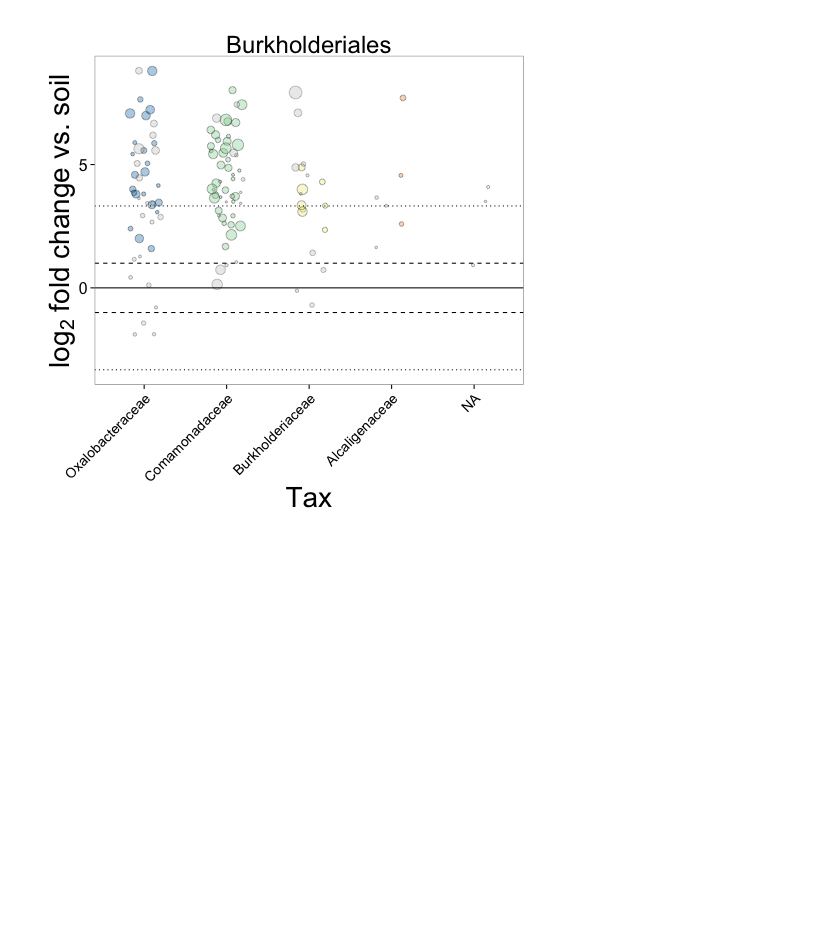
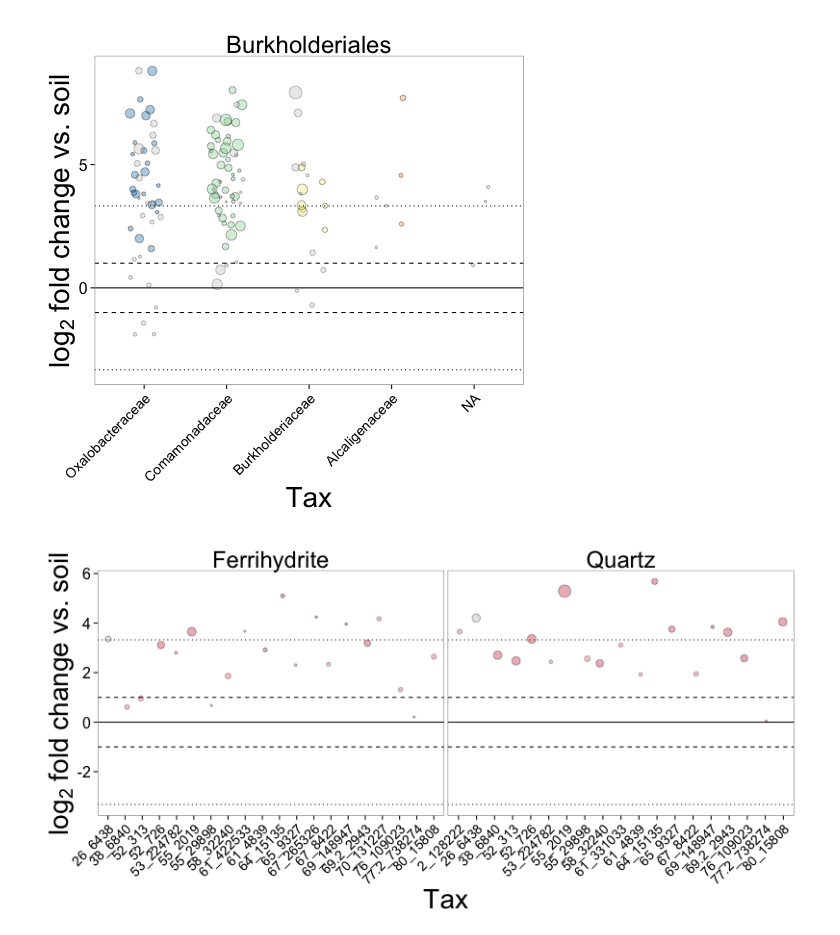
Before and after one commit to TheaWhitman/Mineral16S, a Jupyter notebook: manuscript_figures/Differential_abundance_Combined_Months.ipynb, the cells around one changed output. Cells and saved outputs as stored; diff of their text form; code cells hidden in the pictures; blank space fills up the shorter version.

```diff
--- a/manuscript_figures/Differential_abundance_Combined_Months.ipynb
+++ b/manuscript_figures/Differential_abundance_Combined_Months.ipynb
@@ -1230,3 +1308,83 @@ p = p + theme(panel.grid.major = element_blank(), panel.grid.minor = element_bla
 p
 # %% [output]
 [figure]
+# %%
+%%R -w 800 -h 400
+# setting the image sizes, then making the figure...
+
+d = l2fc
+
+d = group_by(d, Trtmt) %>%
+    mutate(sig = ifelse(padj<=0.1,1,0))%>%
+    mutate(sig = ifelse(is.na(padj),0,sig))%>%
+    mutate(relabund=baseMean/Total)%>%
+    filter(Trtmt %in% c("Ferrihydrite","Quartz"))%>%
+    filter(Genus=="Paenibacillus")%>%
+    mutate(Tax=OTU)
+# This compares it to the whole sample, not just the signficantly increased subset in l2fc
+
+p = ggplot(d, aes(x = Tax, y = l2FC, fill = Tax, size = relabund))
+# establishing our plot is based on the data table d, with our x being the phylum, and the y being log2fold change,
+# and the colour being based on our "yes" or "no" column in the d data table.
+
+p = p + facet_wrap(~Trtmt, scales="free_x", ncol=3)
+# saying we want it to present the data separately for our two variables (trtmt and month), in 2 columns
+
+d$sig = as.factor(d$sig)
+
+d.yes = d[d$sig==1,]
+d.no = d[d$sig==0,]
+
+p = p + geom_point(data=d.yes, aes(x = Tax, y = l2FC, fill = Tax, size=relabund), shape = 21, alpha=0.4, position = position_jitter(w = 0.20))
+p = p + geom_point(data=d.no, aes(x = Tax, y = l2FC, fill = c("grey"), size=relabund), shape = 21, alpha=0.3, position = position_jitter(w = 0.20))
+
+
+#p = p + geom_point(shape = 21, alpha=0.45, position = position_jitter(w = 0.20), aes(size = relabund))
+# sets the points size and shape, and offsets them slightly (jitter) so they're not right on top of each other
+
+p = p + scale_size_continuous("log(Relative\nAbundance)",trans="log",guide="none")
+
+p = p + geom_hline(y = 1, linetype=2)
+p = p + geom_hline(y = -1, linetype=2)
+p = p + geom_hline(y = 3.3219, linetype=3)
+p = p + geom_hline(y = -3.3219, linetype=3)
+p = p + geom_hline(y = 0.0, linetype=1)
+# puts in horizontal lines at reference values
+
+p = p + theme_bw()
+# sets a theme
+
+p = p + theme(strip.text.x = element_text(size = 24),
+              strip.text.y = element_text(size = 24),
+              axis.text.x = element_text(size = 14, angle = 45, hjust = 1, vjust = 1),
+              axis.title.x = element_text(size = 28),
+              axis.text.y = element_text(size=16),
+              axis.title.y = element_text(size = 28),
+              legend.title = element_text(size=20),
+              legend.text = element_text(size = 14),
+              #legend.position = "none",
+              strip.background = element_blank())
+# sets a bunch of visual paramters for the legend (none) and other text
+
+p = p + labs(x = "Tax")
+# sets the label for the x axis. I think they didn't get the different colours.
+
+p = p + labs(y = expression(paste("", log[2]," fold change vs. soil",sep="")))
+# sets the label for the y axes.
+
+colourCount = length(levels(d$Tax))+1
+getPalette = colorRampPalette(brewer.pal(8, "Spectral"))
+Values = getPalette(colourCount)
+Values[1] = "grey"
+p = p + scale_fill_manual(guide="none", values=Values)
+
+#p = p + scale_color_continuous(trans="log")
+#p = p + scale_fill_discrete(guide="none")
+
+p = p + theme(panel.grid.major = element_blank(), panel.grid.minor = element_blank())
+# Gets rid of the default gridlines
+
+
+p
+# %% [output]
+[figure, added]
```
Also changed, not shown: parts of 10 cells of this notebook, 4 other files.
